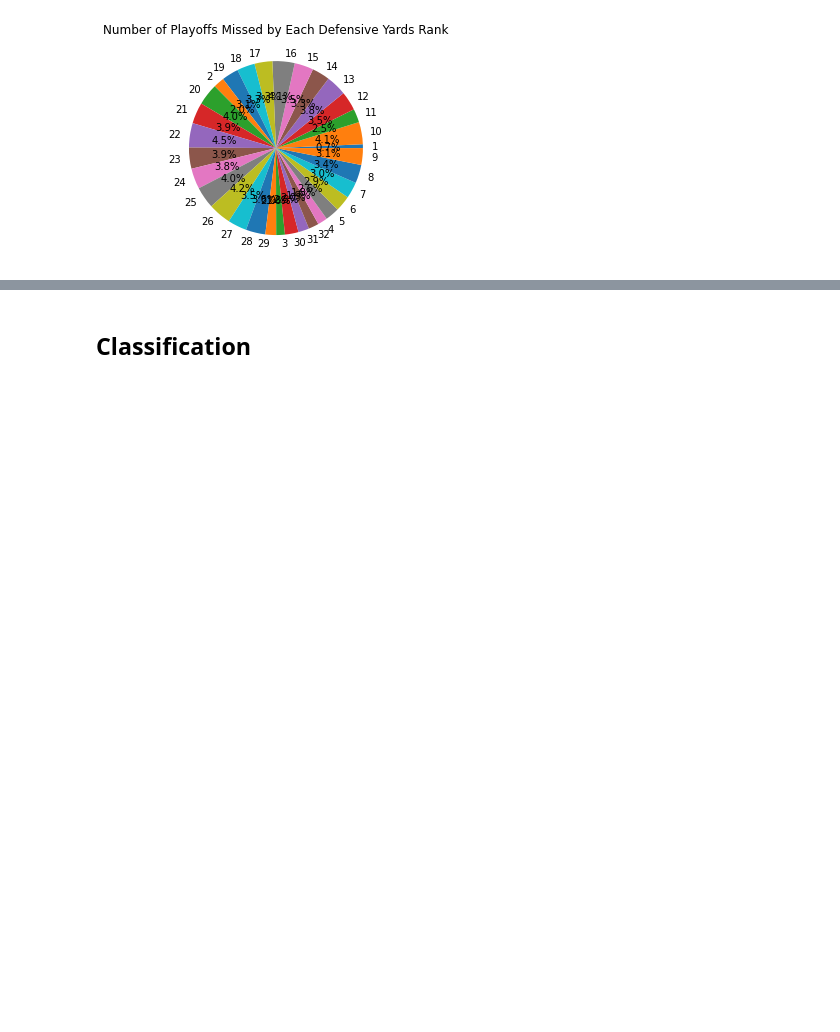
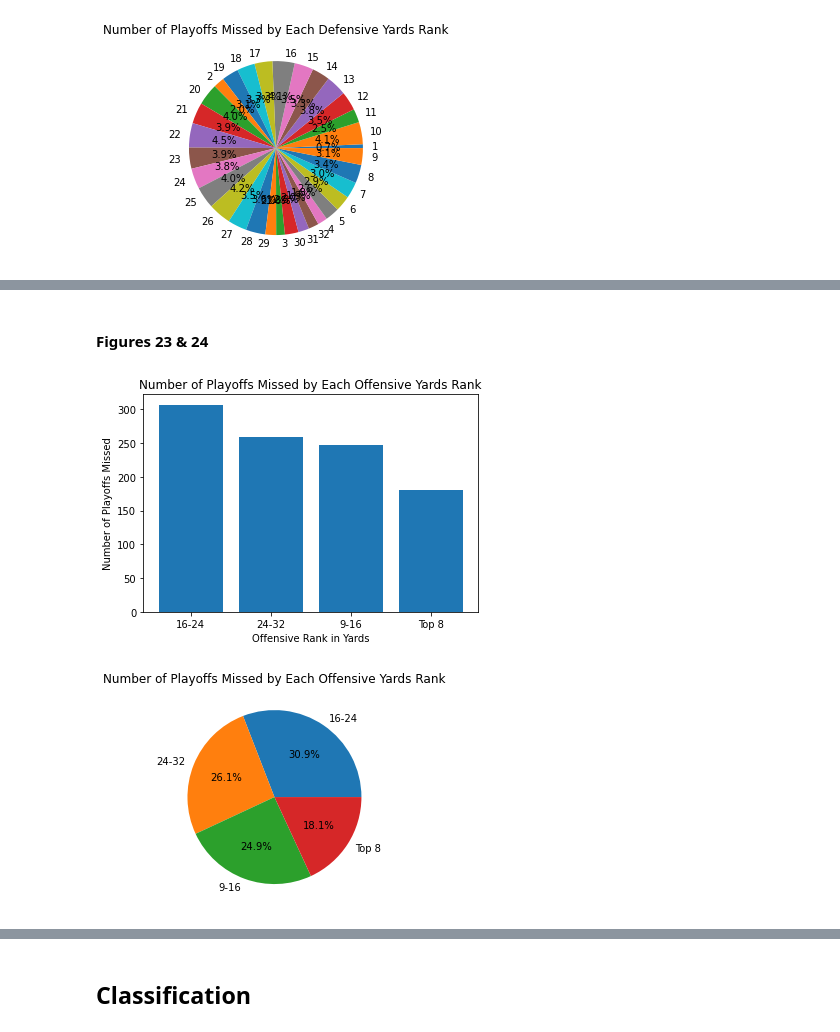
Before and after one commit to Ckim6/CPSC-322-Final-Project, a Jupyter notebook: TechnicalReport.ipynb, the cells around one changed output, grey strips where cells are left out. Cells and saved outputs as stored; diff of their text form; code cells hidden in the pictures; blank space fills up the shorter version.

```diff
--- a/TechnicalReport.ipynb
+++ b/TechnicalReport.ipynb
@@ -395,0 +547,17 @@ df.to_csv('input_data_cleaned.csv', index=False)
+# %% [markdown]
+#### Figures 23 & 24
+# %%
+playoffNumNP = playoffNum[playoffNum.Playoffs == 'NP']
+playoffNumNP.sort_values(by=['OYds'])
+
+plt.bar(playoffNumNP['OYds'], playoffNumNP['count'])
+plt.title('Number of Playoffs Missed by Each Offensive Yards Rank')
+plt.xlabel('Offensive Rank in Yards')
+plt.ylabel('Number of Playoffs Missed')
+plt.show()
+plt.pie(playoffNumNP['count'], labels=playoffNumNP['OYds'], autopct="%1.1f%%")
+plt.title('Number of Playoffs Missed by Each Offensive Yards Rank')
+plt.show()
+# %% [output]
+[figure, added]
+[figure, added]
```
Also changed, not shown: parts of 38 cells of this notebook.
